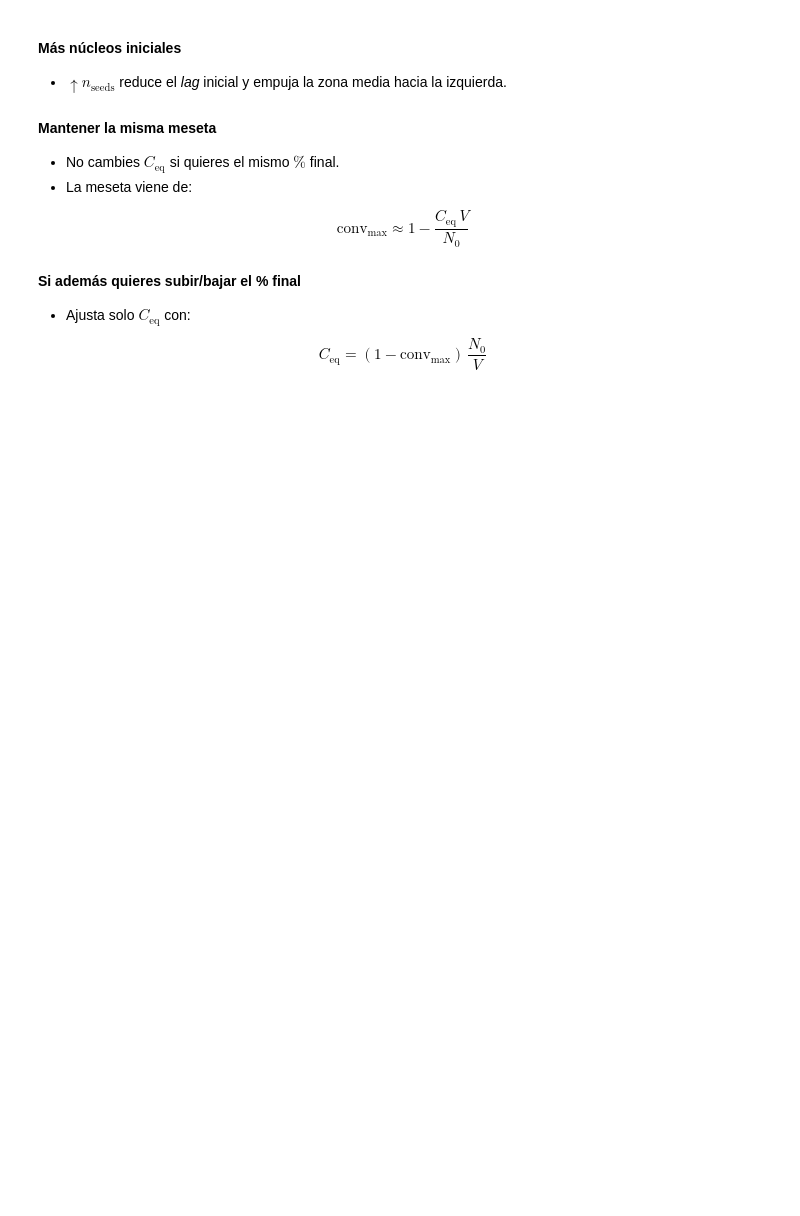
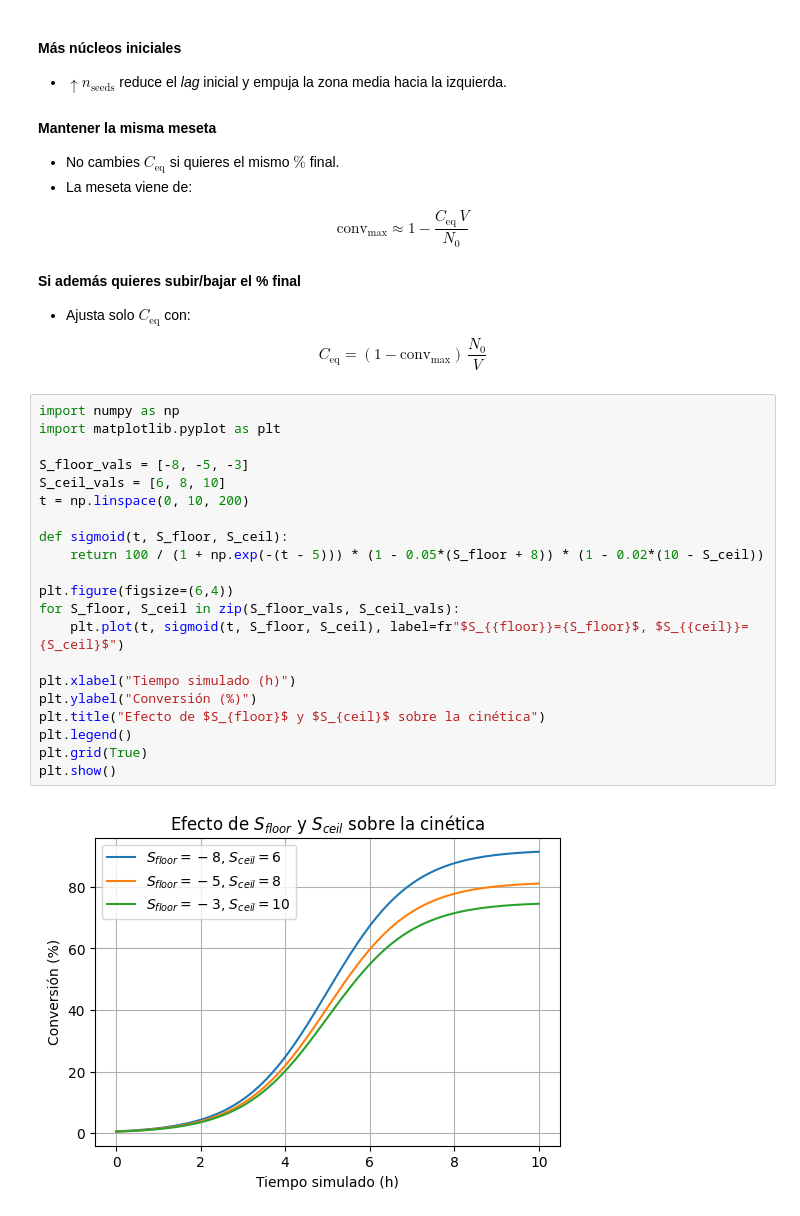
Before and after one commit to hernansalinas/00_TrabajoGradoGerman, a Jupyter notebook: Malaria/Codes/new_approx.ipynb, the cells around one changed output. Drawn from its saved outputs; the diff is of its cells as text; blank space fills up the shorter version.

```diff
--- a/Malaria/Codes/new_approx.ipynb
+++ b/Malaria/Codes/new_approx.ipynb
@@ -722,3 +875,26 @@ $$\text{conv}_{\max} \approx 1 - \frac{C_{\text{eq}} \, V}{N_{0}}$$
 
 
 $$C_{\text{eq}} = (1 - \text{conv}_{\max}) \, \frac{N_{0}}{V}$$
+# %%
+import numpy as np
+import matplotlib.pyplot as plt
+
+S_floor_vals = [-8, -5, -3]
+S_ceil_vals = [6, 8, 10]
+t = np.linspace(0, 10, 200)
+
+def sigmoid(t, S_floor, S_ceil):
+    return 100 / (1 + np.exp(-(t - 5))) * (1 - 0.05*(S_floor + 8)) * (1 - 0.02*(10 - S_ceil))
+
+plt.figure(figsize=(6,4))
+for S_floor, S_ceil in zip(S_floor_vals, S_ceil_vals):
+    plt.plot(t, sigmoid(t, S_floor, S_ceil), label=fr"$S_{{floor}}={S_floor}$, $S_{{ceil}}={S_ceil}$")
+
+plt.xlabel("Tiempo simulado (h)")
+plt.ylabel("Conversión (%)")
+plt.title("Efecto de $S_{floor}$ y $S_{ceil}$ sobre la cinética")
+plt.legend()
+plt.grid(True)
+plt.show()
+# %% [output]
+[figure, added]
```
Also changed, not shown: parts of 6 cells of this notebook, 7 other files.
